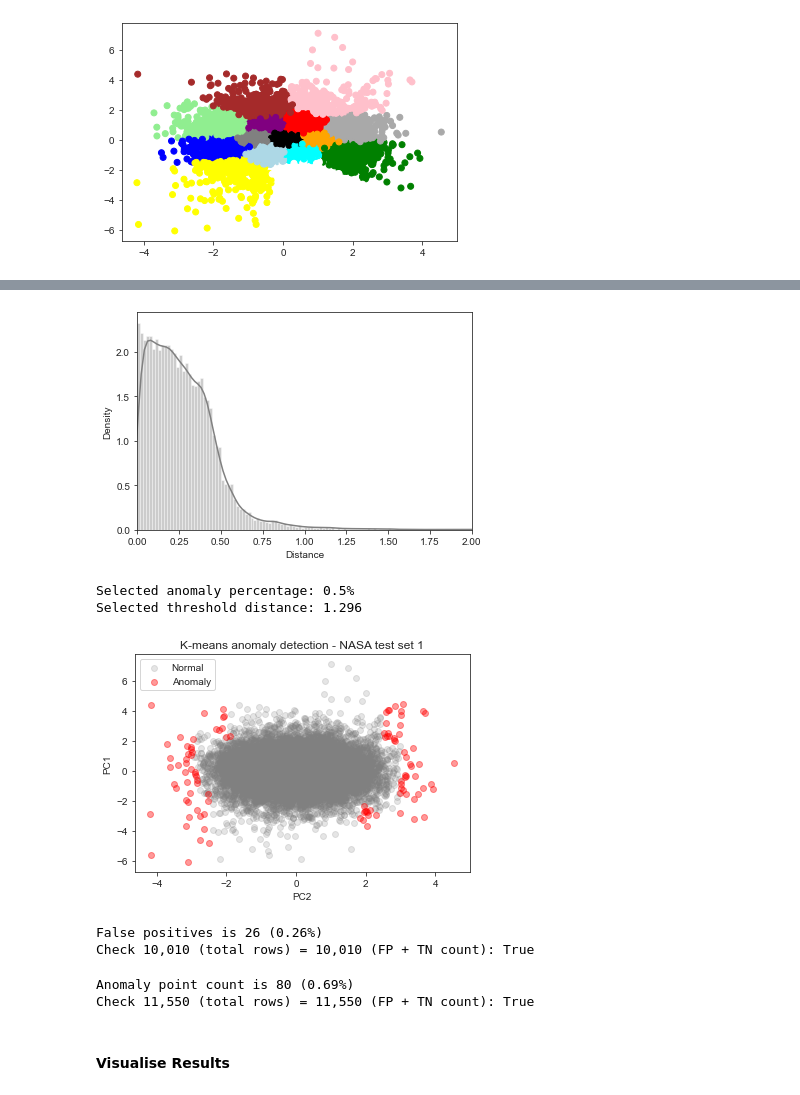
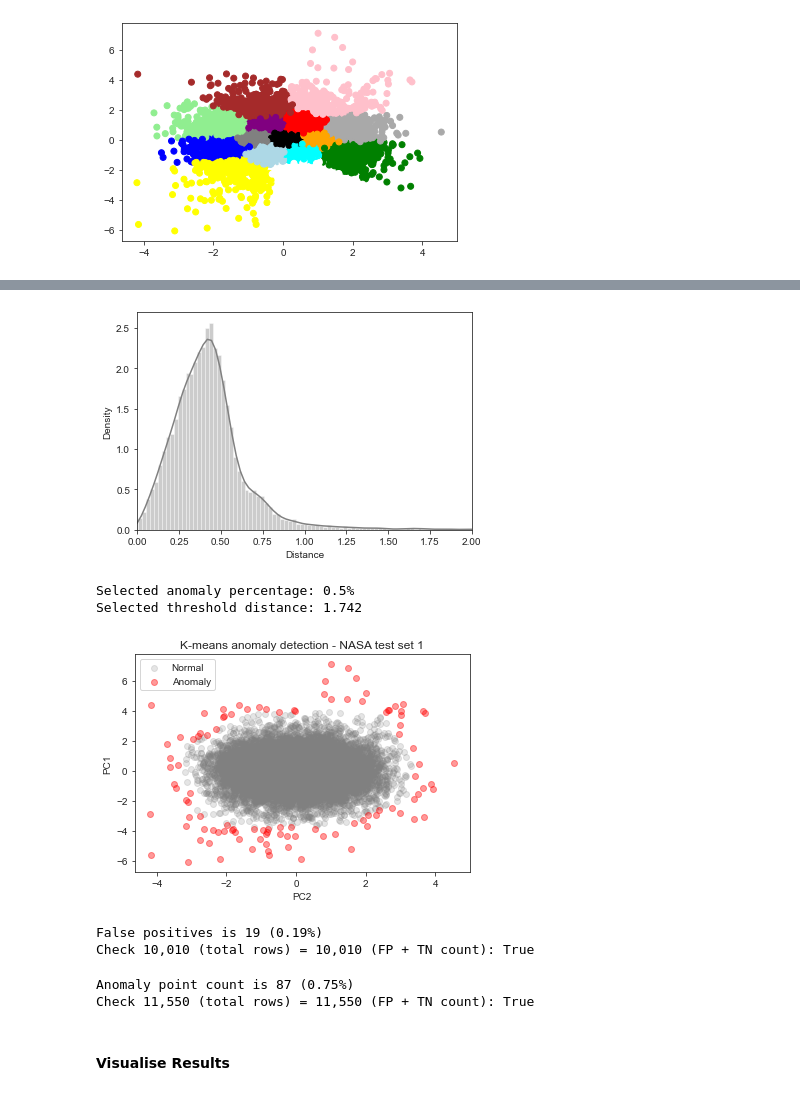
Before and after one commit to 3minuterecord/predictiveMaintenancePortfolio, a Jupyter notebook: 1_Bearing Data Predictive Maintenance.ipynb, the cells around one changed output, grey strips where cells are left out. Saved outputs shown, nothing was run; the diff lists cells and outputs as text; code cells hidden in the pictures.

```diff
--- a/1_Bearing Data Predictive Maintenance.ipynb
+++ b/1_Bearing Data Predictive Maintenance.ipynb
@@ -593,18 +593,20 @@ examine_cl = pd.merge(examine_cl, coords_cl, how='left', on='cluster')
 # %%
 """
 Create a list of distances between each point & its distance to cluster centroid
-Use 'np.linalg.norm' as the Euclidean distance is the l2 norm,
-and the default value of the ord parameter in numpy.linalg.norm is 2.
+Use Euclidean distance
+d = √((x_2-x_1)²+(y_2-y_1)²)
 """
-distance_recalc = []
-for r in range(len(examine_cl)):
-    Xa = np.array(examine_cl.PC1.iloc[r], examine_cl.PC2.iloc[r])
-    Xb = np.array(examine_cl.x_coords.iloc[r], examine_cl.y_coords.iloc[r])
-    distance_recalc.append(np.linalg.norm(Xa - Xb))
+calc_dists = []
+for d in range(len(examine_cl)):
+    x1 = examine_cl.PC1.iloc[d]
+    x2 = examine_cl.x_coords.iloc[d]
+    y1 = examine_cl.PC2.iloc[d]
+    y2 = examine_cl.y_coords.iloc[d]
+    calc_dists.append(np.sqrt(np.square(x2-x1) + np.square(y2-y1)))
 # %%
 # Assign an oultlier fraction & calculate prediction based on threshold
 outliers_fraction = 0.005
-examine_cl = examine_cl.assign(distance = distance_recalc)
+examine_cl = examine_cl.assign(distance = calc_dists)
 number_of_outliers = int(outliers_fraction * len(examine_cl))
 calc_threshold = examine_cl.distance.nlargest(number_of_outliers).min()
 print(f'Distance threshold is {round(calc_threshold, 3)}')
@@ -652,29 +654,29 @@ plt.xlim([0.0, 2])
 plt.xlabel('Distance')
 plt.show()
 # %% [output]
-[figure, old version]
+[figure, new version]
 # %%
 print(f'Selected anomaly percentage: {100 * outliers_fraction}%')
 print('Selected threshold distance:', round(examine_cl.threshold.unique()[0], 3))
 # %% [output]
 Selected anomaly percentage: 0.5%
-Selected threshold distance: 1.296
+Selected threshold distance: 1.742
 # %%
 # Visualisation of anomaly with cluster view
-fig, ax = plt.subplots()
+fig, ax = plt.subplots(figsize = (6, 4))
 
 # Now plot
 ax.scatter(examine_cl[examine_cl.prediction == 0].PC1, examine_cl[examine_cl.prediction == 0].PC2,
            zorder = 1, alpha = 0.2, c = 'grey', label = 'Normal')
 ax.scatter(examine_cl[examine_cl.prediction == 1].PC1, examine_cl[examine_cl.prediction == 1].PC2,
            zorder = 2, alpha = 0.4, c = 'red', label = 'Anomaly')
 plt.ylabel("PC1")
 plt.xlabel("PC2")
 plt.title('K-means anomaly detection - NASA test set 1')
 ax.legend(loc = 'upper left')
 plt.show()
 # %% [output]
-[figure, old version]
+[figure, new version]
 # %%
 examine_cl.index = df_set.index
 # %%
@@ -687,7 +689,7 @@ cl_tn = sum(res_snap_cl['prediction'] == 0)
 print(f'False positives is {cl_fp} ({round(100*cl_fp/cl_to, 2)}%)')
 print(f'Check {"{:,}".format(cl_to)} (total rows) = {"{:,}".format(cl_fp+cl_tn)} (FP + TN count): {cl_to == (cl_fp+cl_tn)}')
 # %% [output]
-False positives is 26 (0.26%)
+False positives is 19 (0.19%)
 Check 10,010 (total rows) = 10,010 (FP + TN count): True
 # %%
 res_snap_cl = examine_cl.loc[examine_cl.index.isin(df_test.index),:]
@@ -699,7 +701,7 @@ cl_nn = sum(res_snap_cl['prediction'] == 0)
 print(f'Anomaly point count is {cl_an} ({round(100*cl_an/cl_to, 2)}%)')
 print(f'Check {"{:,}".format(cl_to)} (total rows) = {"{:,}".format(cl_an+cl_nn)} (FP + TN count): {cl_to == (cl_an+cl_nn)}')
 # %% [output]
-Anomaly point count is 80 (0.69%)
+Anomaly point count is 87 (0.75%)
 Check 11,550 (total rows) = 11,550 (FP + TN count): True
 # %% [markdown]
 #### Visualise Results
```
Also changed, not shown: parts of 4 cells of this notebook, 1 other file.
